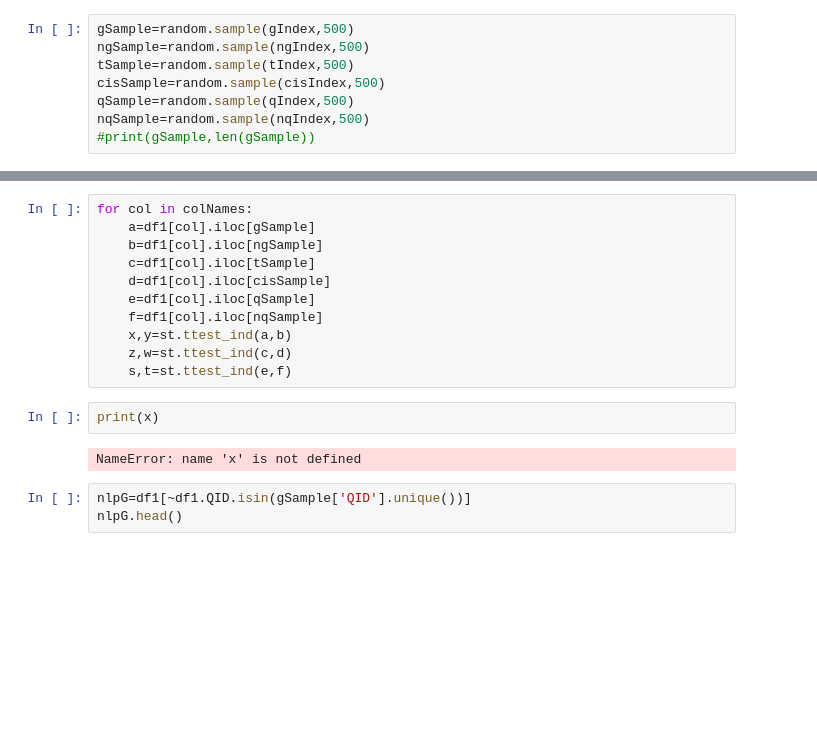
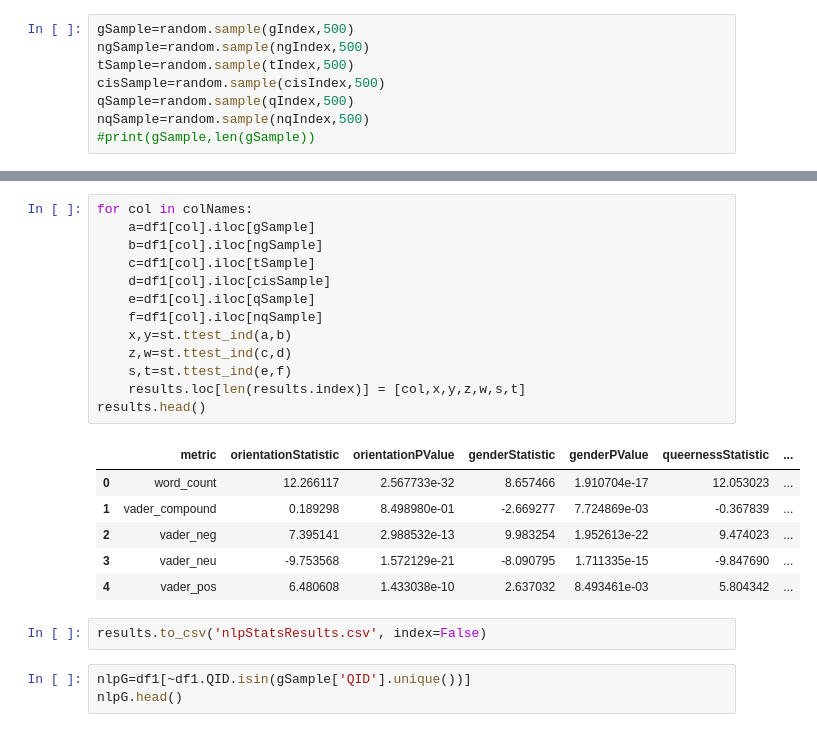
Before and after one commit to KatyWeathington/WikiQueerness, a Jupyter notebook: statAnalysis.ipynb, the cells around one changed output, grey strips where cells are left out. Cells and saved outputs as stored; diff of their text form; blank space fills up the shorter version.

Commit message:
nlp stats results

```diff
--- a/statAnalysis.ipynb
+++ b/statAnalysis.ipynb
@@ -176,18 +148,25 @@ Name: vader_neg, Length: 500, dtype: float64
 # %%
 for col in colNames:
     a=df1[col].iloc[gSample]
     b=df1[col].iloc[ngSample]
     c=df1[col].iloc[tSample]
     d=df1[col].iloc[cisSample]
     e=df1[col].iloc[qSample]
     f=df1[col].iloc[nqSample]
     x,y=st.ttest_ind(a,b)
     z,w=st.ttest_ind(c,d)
     s,t=st.ttest_ind(e,f)
+    results.loc[len(results.index)] = [col,x,y,z,w,s,t]
+results.head()
+# %% [output]
+|  | metric | orientationStatistic | orientationPValue | genderStatistic | genderPValue | queernessStatistic | ... |
+| 0 | word_count | 12.266117 | 2.567733e-32 | 8.657466 | 1.910704e-17 | 12.053023 | ... |
+| 1 | vader_compound | 0.189298 | 8.498980e-01 | -2.669277 | 7.724869e-03 | -0.367839 | ... |
+| 2 | vader_neg | 7.395141 | 2.988532e-13 | 9.983254 | 1.952613e-22 | 9.474023 | ... |
+| 3 | vader_neu | -9.753568 | 1.572129e-21 | -8.090795 | 1.711335e-15 | -9.847690 | ... |
+| 4 | vader_pos | 6.480608 | 1.433038e-10 | 2.637032 | 8.493461e-03 | 5.804342 | ... |
 # %%
-print(x)
+results.to_csv('nlpStatsResults.csv', index=False)
-# %% [output]
-NameError: name 'x' is not defined
 # %%
 nlpG=df1[~df1.QID.isin(gSample['QID'].unique())]
 nlpG.head()
```
Also changed, not shown: parts of 7 cells of this notebook, 2 other files.
